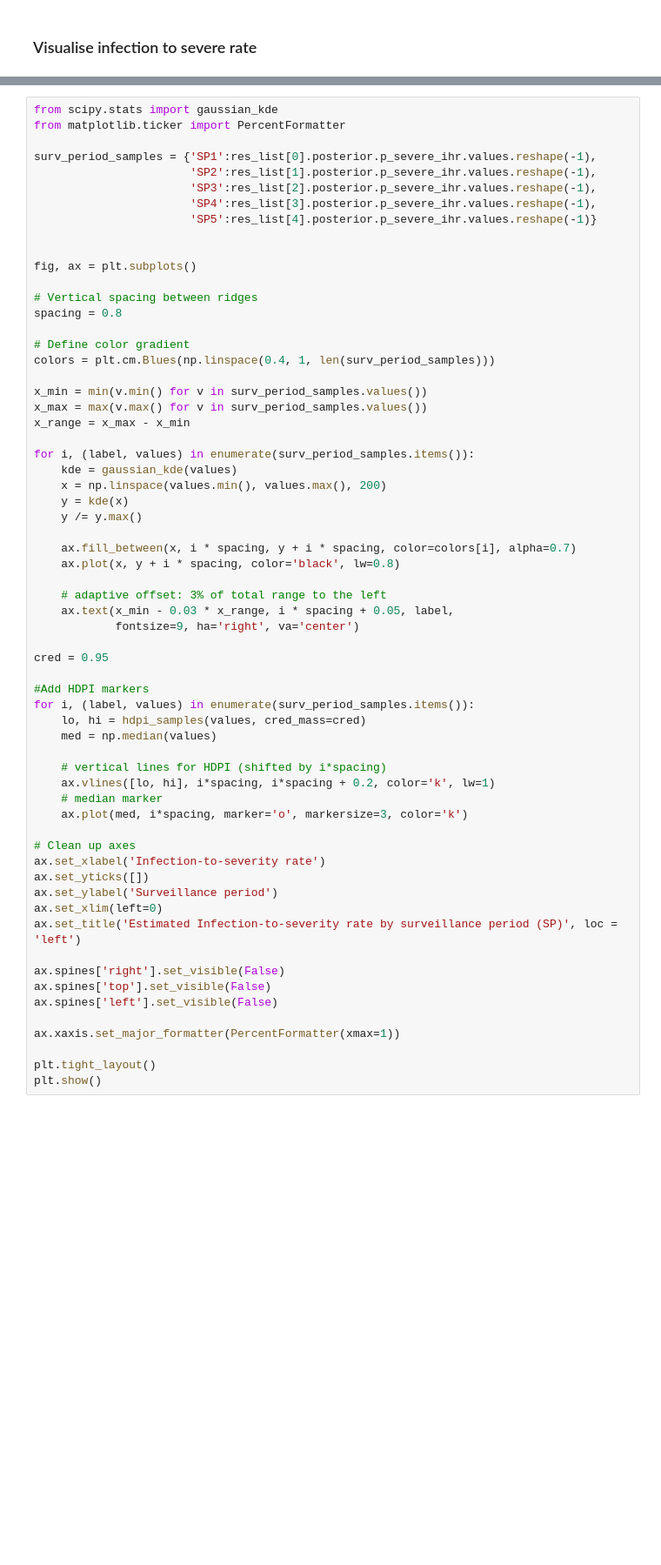
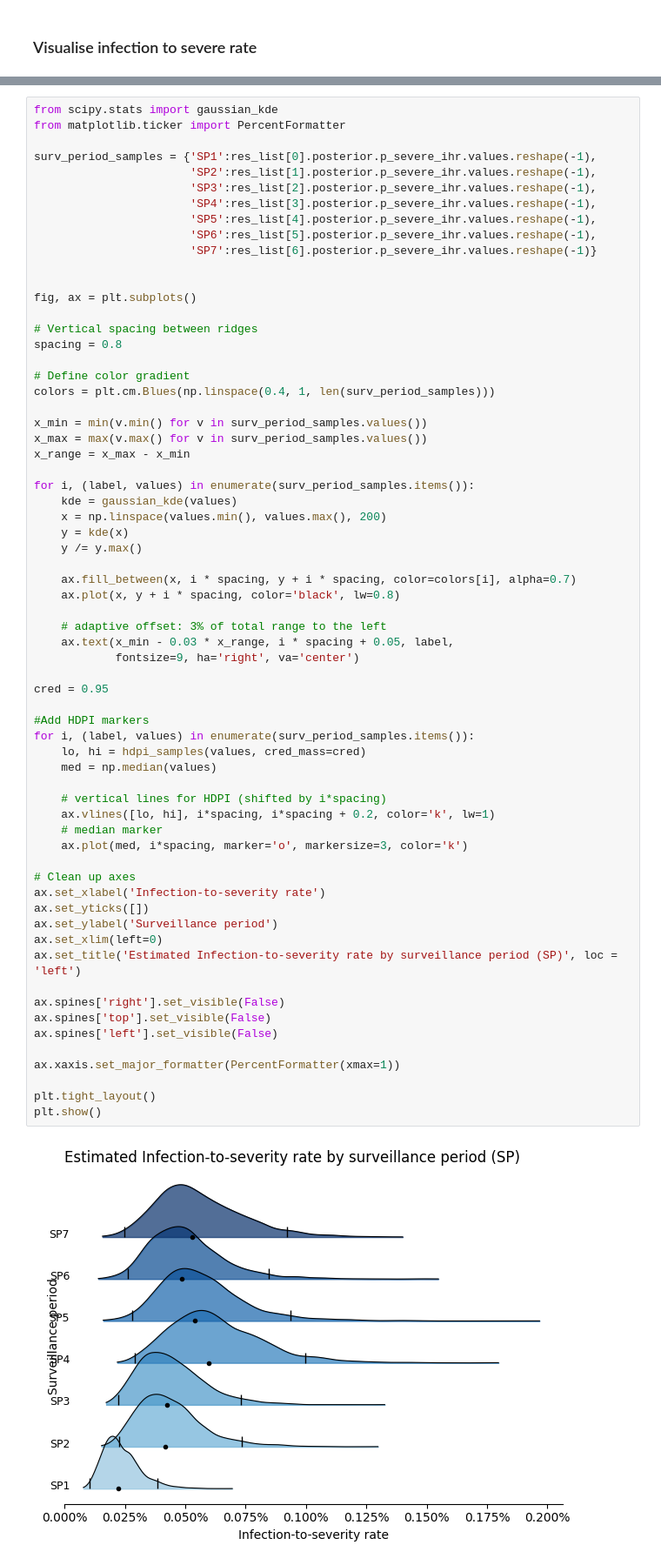
Before and after one commit to pessimistic-pelican/PyRenew, a Jupyter notebook: scripts/flu_model.ipynb, the cells around one changed output, grey strips where cells are left out. Shown at 87% size. Cells and saved outputs as stored; diff of their text form; blank space fills up the shorter version.

```diff
--- a/scripts/flu_model.ipynb
+++ b/scripts/flu_model.ipynb
@@ -535,7 +551,9 @@ surv_period_samples = {'SP1':res_list[0].posterior.p_severe_ihr.values.reshape(-
                        'SP2':res_list[1].posterior.p_severe_ihr.values.reshape(-1),
                        'SP3':res_list[2].posterior.p_severe_ihr.values.reshape(-1),
                        'SP4':res_list[3].posterior.p_severe_ihr.values.reshape(-1),
-                       'SP5':res_list[4].posterior.p_severe_ihr.values.reshape(-1)}
+                       'SP5':res_list[4].posterior.p_severe_ihr.values.reshape(-1),
+                       'SP6':res_list[5].posterior.p_severe_ihr.values.reshape(-1),
+                       'SP7':res_list[6].posterior.p_severe_ihr.values.reshape(-1)}
 
 
 fig, ax = plt.subplots()
@@ -563,33 +581,35 @@ for i, (label, values) in enumerate(surv_period_samples.items()):
     ax.text(x_min - 0.03 * x_range, i * spacing + 0.05, label,
             fontsize=9, ha='right', va='center')
 
 cred = 0.95
 
 #Add HDPI markers
 for i, (label, values) in enumerate(surv_period_samples.items()):
     lo, hi = hdpi_samples(values, cred_mass=cred)
     med = np.median(values)
 
     # vertical lines for HDPI (shifted by i*spacing)
     ax.vlines([lo, hi], i*spacing, i*spacing + 0.2, color='k', lw=1)
     # median marker
     ax.plot(med, i*spacing, marker='o', markersize=3, color='k')
 
 # Clean up axes
 ax.set_xlabel('Infection-to-severity rate')
 ax.set_yticks([])
 ax.set_ylabel('Surveillance period')
 ax.set_xlim(left=0)
 ax.set_title('Estimated Infection-to-severity rate by surveillance period (SP)', loc = 'left')
 
 ax.spines['right'].set_visible(False)
 ax.spines['top'].set_visible(False)
 ax.spines['left'].set_visible(False)
 
 ax.xaxis.set_major_formatter(PercentFormatter(xmax=1))
 
 plt.tight_layout()
 plt.show()
+# %% [output]
+[figure, added]
 # %%
 for (period, samples) in surv_period_samples.items():
     lo, hi = hdpi_samples(samples)
```
Also changed, not shown: parts of 8 cells of this notebook, 2 other files.
